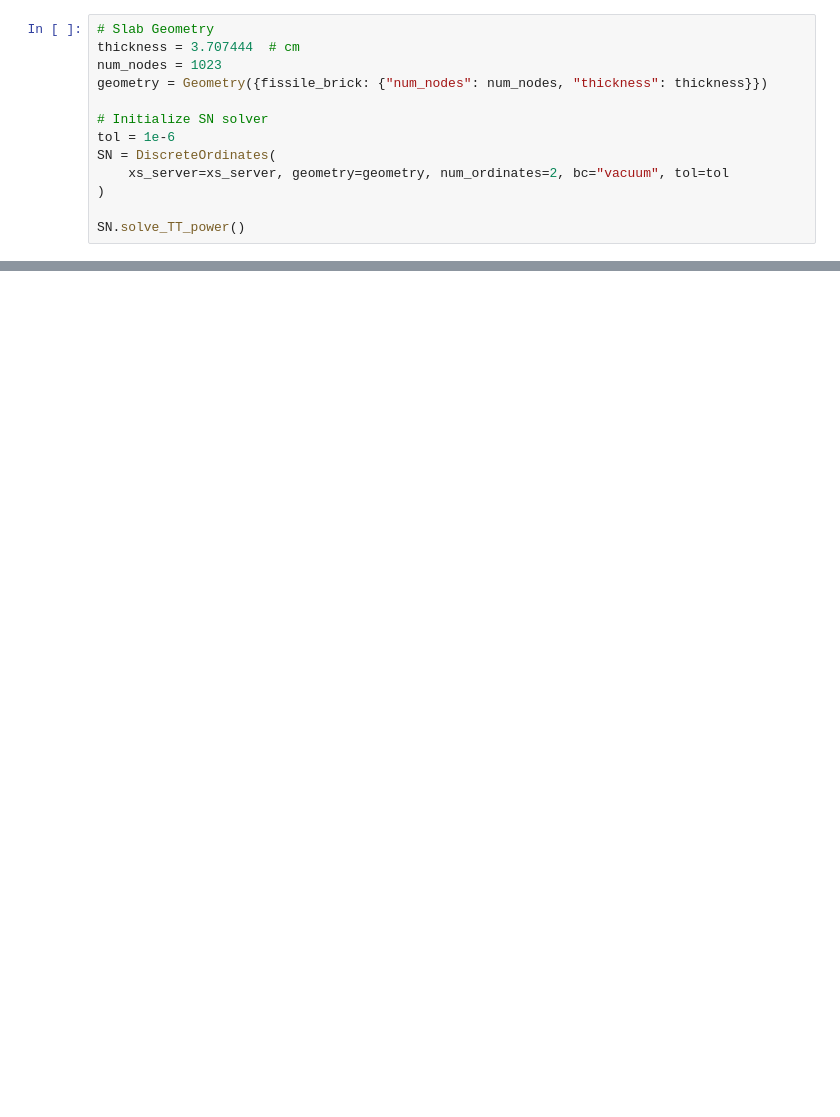
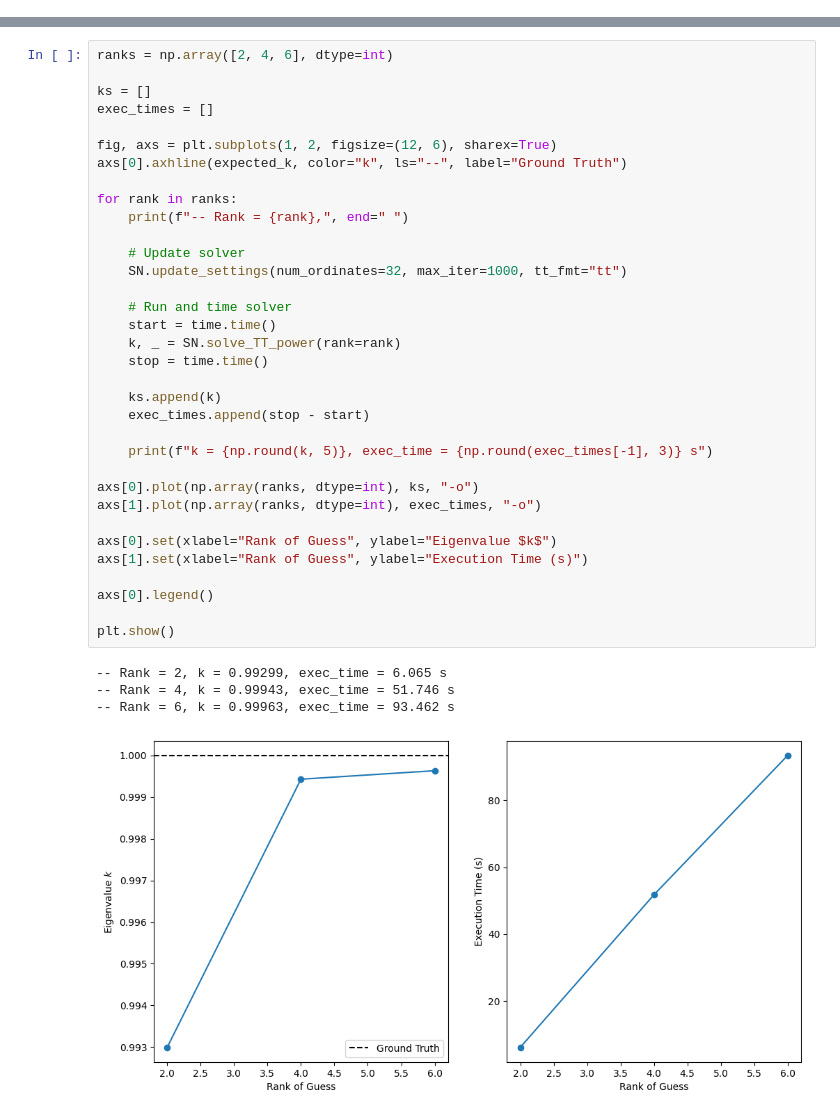
Before and after one commit to myerspat/tt_nte, a Jupyter notebook: pu1d.ipynb, the cells around one changed output, grey strips where cells are left out. Drawn from its saved outputs; the diff is of its cells as text; blank space fills up the shorter version.

```diff
--- a/pu1d.ipynb
+++ b/pu1d.ipynb
@@ -483,13 +409,0 @@ Scatter operator
-# %%
-# Slab Geometry
-thickness = 3.707444  # cm
-num_nodes = 1023
-geometry = Geometry({fissile_brick: {"num_nodes": num_nodes, "thickness": thickness}})
-
-# Initialize SN solver
-tol = 1e-6
-SN = DiscreteOrdinates(
-    xs_server=xs_server, geometry=geometry, num_ordinates=2, bc="vacuum", tol=tol
-)
-
-SN.solve_TT_power()
@@ -508,0 +416,39 @@ SN.solve_scikit_tt_power()
+# %%
+ranks = np.array([2, 4, 6], dtype=int)
+
+ks = []
+exec_times = []
+
+fig, axs = plt.subplots(1, 2, figsize=(12, 6), sharex=True)
+axs[0].axhline(expected_k, color="k", ls="--", label="Ground Truth")
+
+for rank in ranks:
+    print(f"-- Rank = {rank},", end=" ")
+
+    # Update solver
+    SN.update_settings(num_ordinates=32, max_iter=1000, tt_fmt="tt")
+
+    # Run and time solver
+    start = time.time()
+    k, _ = SN.solve_TT_power(rank=rank)
+    stop = time.time()
+
+    ks.append(k)
+    exec_times.append(stop - start)
+
+    print(f"k = {np.round(k, 5)}, exec_time = {np.round(exec_times[-1], 3)} s")
+
+axs[0].plot(np.array(ranks, dtype=int), ks, "-o")
+axs[1].plot(np.array(ranks, dtype=int), exec_times, "-o")
+
+axs[0].set(xlabel="Rank of Guess", ylabel="Eigenvalue $k$")
+axs[1].set(xlabel="Rank of Guess", ylabel="Execution Time (s)")
+
+axs[0].legend()
+
+plt.show()
+# %% [output]
+-- Rank = 2, k = 0.99299, exec_time = 6.065 s
+-- Rank = 4, k = 0.99943, exec_time = 51.746 s
+-- Rank = 6, k = 0.99963, exec_time = 93.462 s
+[figure, added]
```
Also changed, not shown: parts of 13 cells of this notebook, 2 other files.
